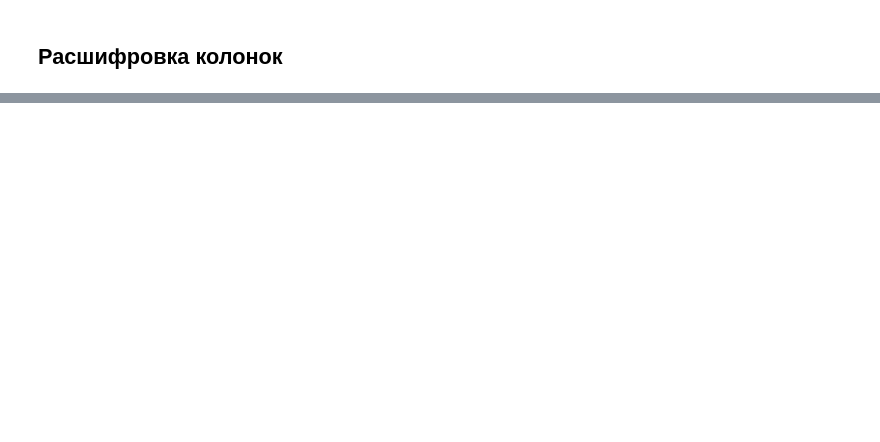
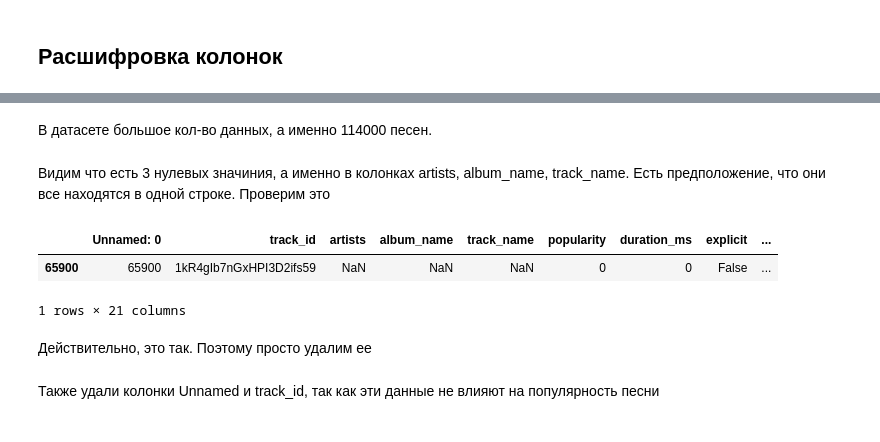
Before and after one commit to pilmeha/kaggleSpotify, a Jupyter notebook: GarmaevSpotify.ipynb, the cells around one changed output, grey strips where cells are left out. Cells and saved outputs as stored; diff of their text form; code cells hidden in the pictures; blank space fills up the shorter version.

```diff
--- a/GarmaevSpotify.ipynb
+++ b/GarmaevSpotify.ipynb
@@ -49,0 +118,12 @@ df.head(15)
+# %% [markdown]
+В датасете большое кол-во данных, а именно 114000 песен.
+# %% [markdown]
+Видим что есть 3 нулевых значиния, а именно в колонках artists, album_name, track_name. Есть предположение, что они все находятся в одной строке. Проверим это
+# %%
+df[df.isnull().any(axis=1)]
+# %% [output]
+|  | Unnamed: 0 | track_id | artists | album_name | track_name | popularity | duration_ms | explicit | ... |
+| 65900 | 65900 | 1kR4gIb7nGxHPI3D2ifs59 | NaN | NaN | NaN | 0 | 0 | False | ... |
+1 rows × 21 columns
+# %% [markdown]
+Действительно, это так. Поэтому просто удалим ее
@@ -49,0 +134,2 @@ df.head(15)
+# %% [markdown]
+Также удали колонки Unnamed и track_id, так как эти данные не влияют на популярность песни
@@ -49,0 +138,2 @@ df.head(15)
+# %% [markdown]
+<!-- Как видим такое значение только одно, удалим его, думаю ничего страшного не произойдет -->
```
Also changed, not shown: parts of 26 cells of this notebook.
